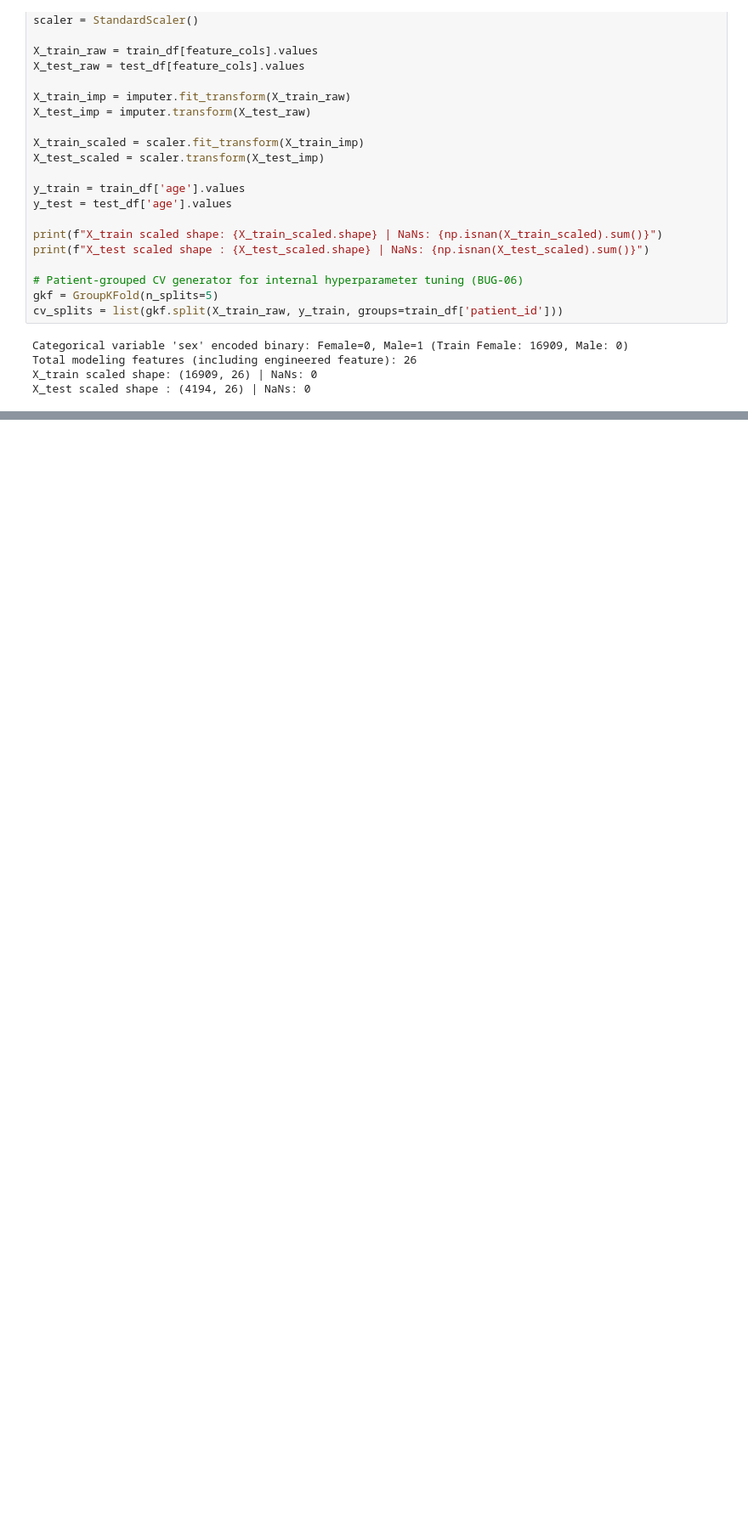
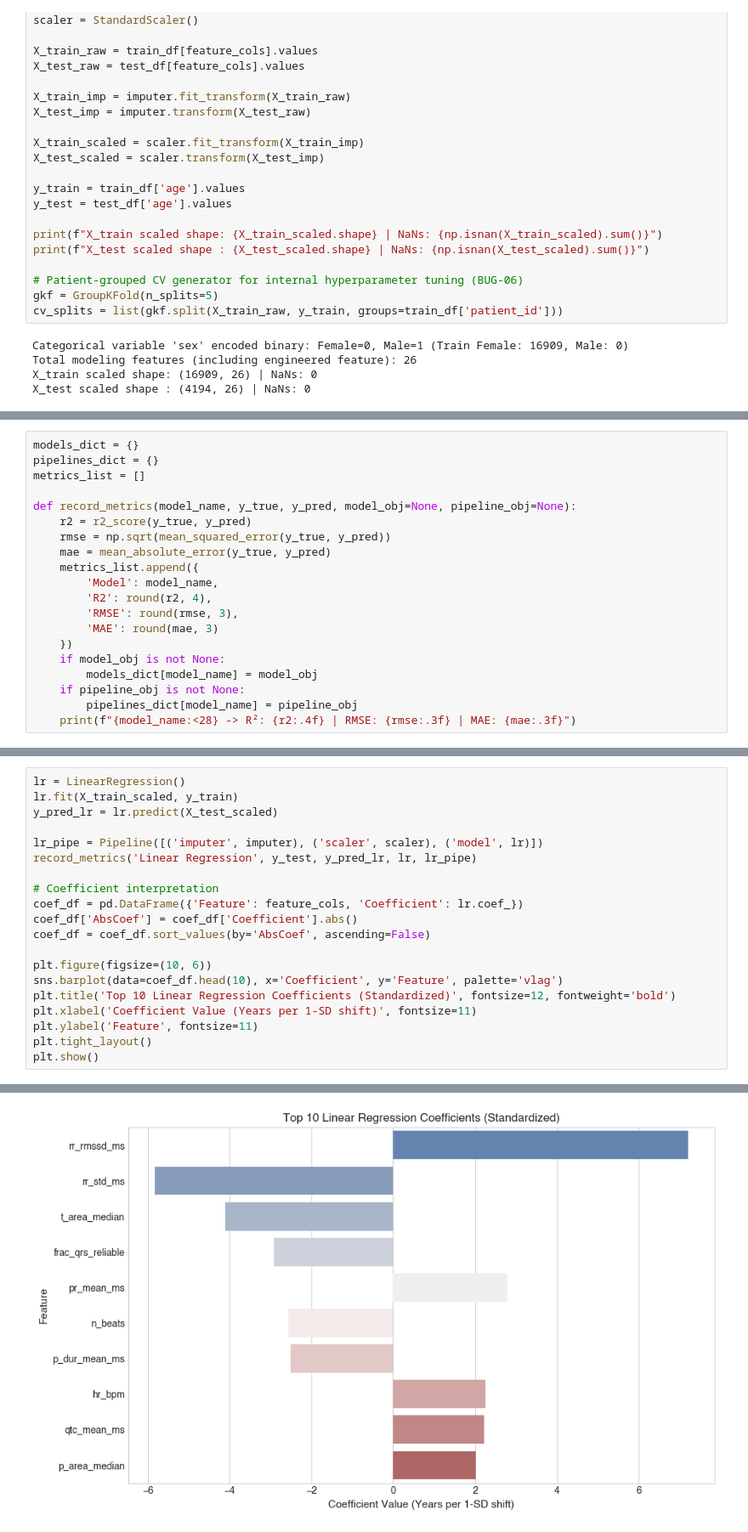
Before and after one commit to Harishraghult/ML_project, a Jupyter notebook: notebooks/regression.ipynb, the cells around one changed output, grey strips where cells are left out. Shown at 85% size. Drawn from its saved outputs; the diff is of its cells as text; blank space fills up the shorter version.

Commit message:
feat(regression): benchmark linear baselines (OLS, Ridge, Lasso, ElasticNet) with coefficient analysis

```diff
--- a/notebooks/regression.ipynb
+++ b/notebooks/regression.ipynb
@@ -399,0 +406,20 @@ X_test scaled shape : (4194, 26) | NaNs: 0
+# %%
+models_dict = {}
+pipelines_dict = {}
+metrics_list = []
+
+def record_metrics(model_name, y_true, y_pred, model_obj=None, pipeline_obj=None):
+    r2 = r2_score(y_true, y_pred)
+    rmse = np.sqrt(mean_squared_error(y_true, y_pred))
+    mae = mean_absolute_error(y_true, y_pred)
+    metrics_list.append({
+        'Model': model_name,
+        'R2': round(r2, 4),
+        'RMSE': round(rmse, 3),
+        'MAE': round(mae, 3)
+    })
+    if model_obj is not None:
+        models_dict[model_name] = model_obj
+    if pipeline_obj is not None:
+        pipelines_dict[model_name] = pipeline_obj
+    print(f"{model_name:<28} -> R²: {r2:.4f} | RMSE: {rmse:.3f} | MAE: {mae:.3f}")
@@ -399,0 +429,21 @@ X_test scaled shape : (4194, 26) | NaNs: 0
+# %%
+lr = LinearRegression()
+lr.fit(X_train_scaled, y_train)
+y_pred_lr = lr.predict(X_test_scaled)
+
+lr_pipe = Pipeline([('imputer', imputer), ('scaler', scaler), ('model', lr)])
+record_metrics('Linear Regression', y_test, y_pred_lr, lr, lr_pipe)
+
+# Coefficient interpretation
+coef_df = pd.DataFrame({'Feature': feature_cols, 'Coefficient': lr.coef_})
+coef_df['AbsCoef'] = coef_df['Coefficient'].abs()
+coef_df = coef_df.sort_values(by='AbsCoef', ascending=False)
+
+plt.figure(figsize=(10, 6))
+sns.barplot(data=coef_df.head(10), x='Coefficient', y='Feature', palette='vlag')
+plt.title('Top 10 Linear Regression Coefficients (Standardized)', fontsize=12, fontweight='bold')
+plt.xlabel('Coefficient Value (Years per 1-SD shift)', fontsize=11)
+plt.ylabel('Feature', fontsize=11)
+plt.tight_layout()
+plt.show()
+# %% [output]
@@ -399,0 +451 @@ X_test scaled shape : (4194, 26) | NaNs: 0
+[figure, added]
```
Also changed, not shown: parts of 10 cells of this notebook.
